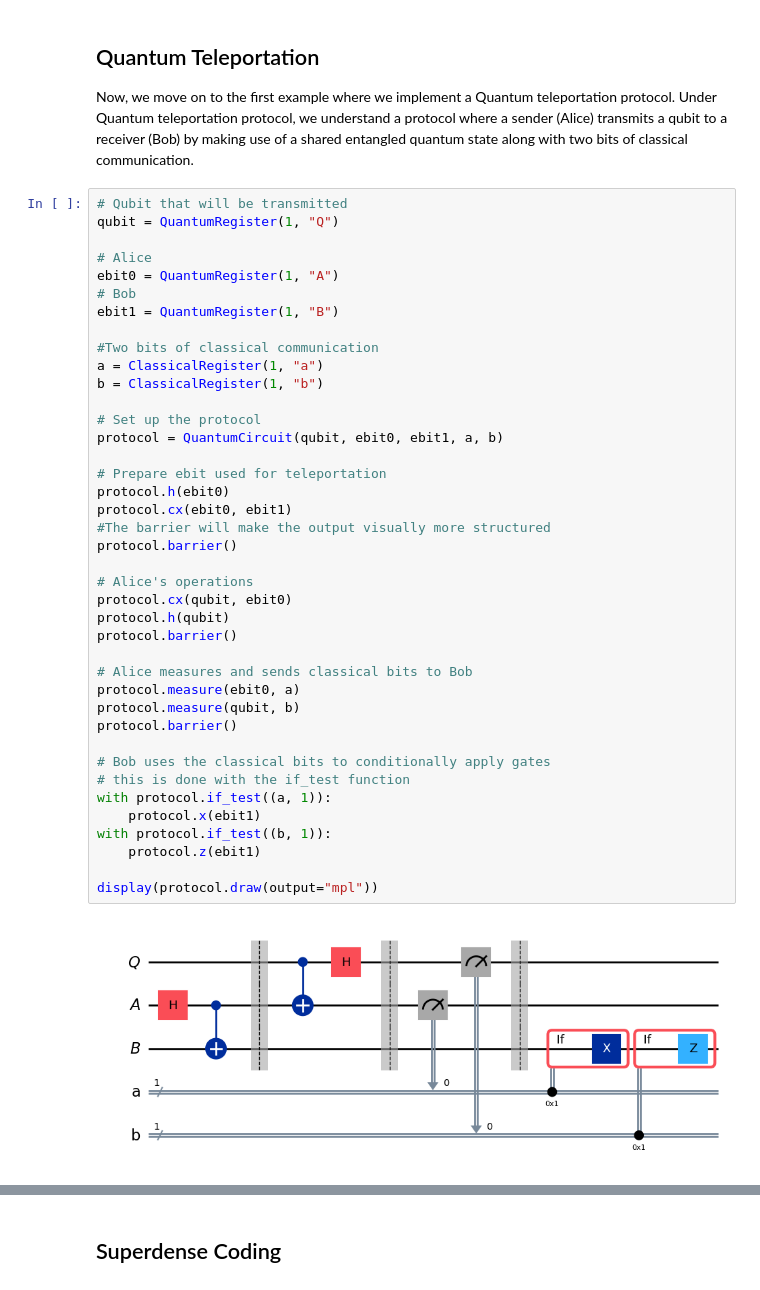
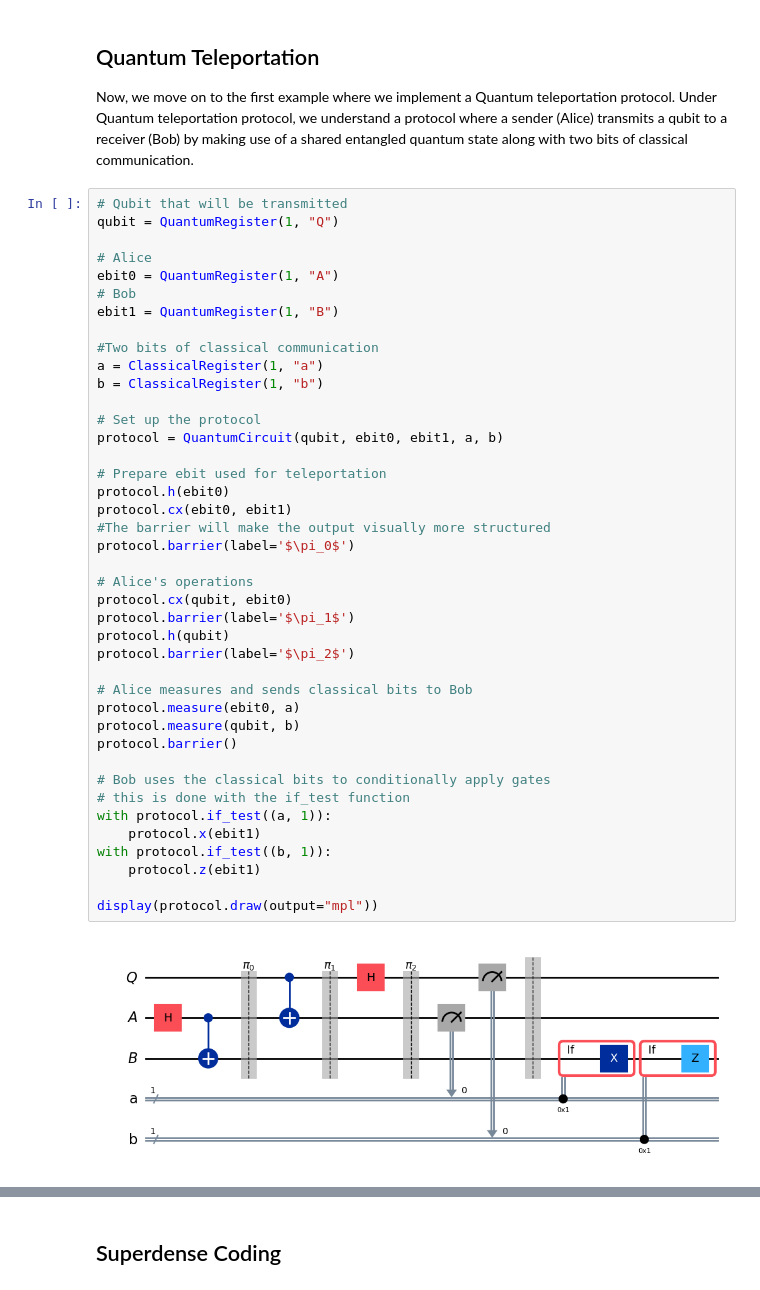
Before and after one commit to preimitz/QuantumComp-QuantumInfo, a Jupyter notebook: quantum-computing-tools/Qiskit/01-EntanglementCodes.ipynb, the cells around one changed output, grey strips where cells are left out. Saved outputs shown, nothing was run; the diff lists cells and outputs as text.

```diff
--- a/quantum-computing-tools/Qiskit/01-EntanglementCodes.ipynb
+++ b/quantum-computing-tools/Qiskit/01-EntanglementCodes.ipynb
@@ -31,34 +31,35 @@ ebit1 = QuantumRegister(1, "B")
 #Two bits of classical communication
 a = ClassicalRegister(1, "a")
 b = ClassicalRegister(1, "b")
 
 # Set up the protocol
 protocol = QuantumCircuit(qubit, ebit0, ebit1, a, b)
 
 # Prepare ebit used for teleportation
 protocol.h(ebit0)
 protocol.cx(ebit0, ebit1)
 #The barrier will make the output visually more structured
-protocol.barrier()
+protocol.barrier(label='$\pi_0$')
 
 # Alice's operations
 protocol.cx(qubit, ebit0)
+protocol.barrier(label='$\pi_1$')
 protocol.h(qubit)
-protocol.barrier()
+protocol.barrier(label='$\pi_2$')
 
 # Alice measures and sends classical bits to Bob
 protocol.measure(ebit0, a)
 protocol.measure(qubit, b)
 protocol.barrier()
 
 # Bob uses the classical bits to conditionally apply gates
 # this is done with the if_test function
 with protocol.if_test((a, 1)):
     protocol.x(ebit1)
 with protocol.if_test((b, 1)):
     protocol.z(ebit1)
 
 display(protocol.draw(output="mpl"))
 # %% [output]
-[figure, old version]
+[figure, new version]
 # %% [markdown]
```
Also changed, not shown: parts of 4 cells of this notebook.
